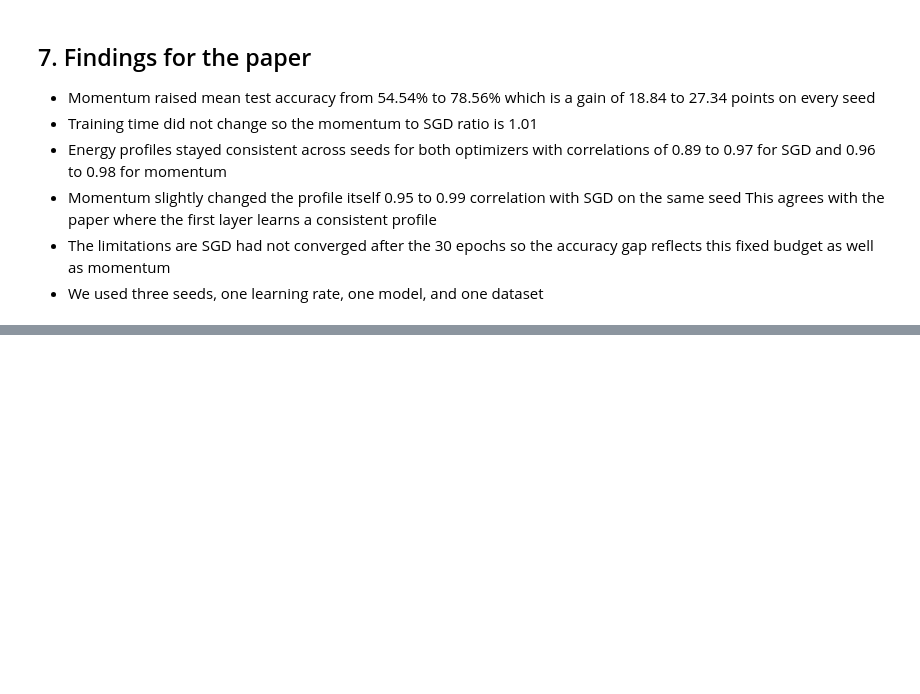
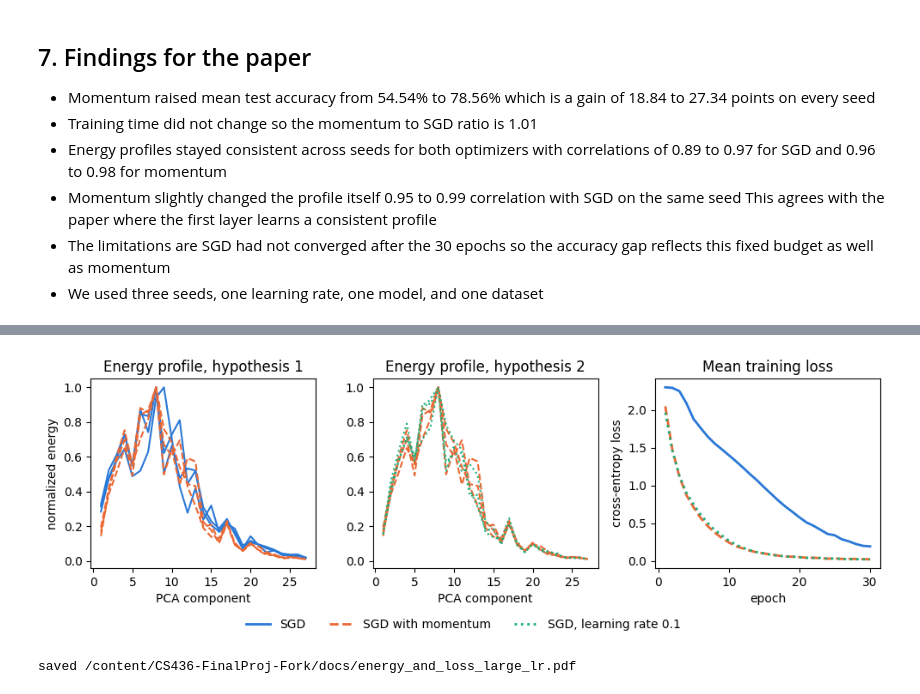
Before and after one commit to Markus112105/CS436-FinalProj-Fork, a Jupyter notebook: CNNs-First-Layer/optimizer_experiment.ipynb, the cells around one changed output, grey strips where cells are left out. Drawn from its saved outputs; the diff is of its cells as text; code cells hidden in the pictures; blank space fills up the shorter version.

Commit message:
second hypothesis runs and results

```diff
--- a/CNNs-First-Layer/optimizer_experiment.ipynb
+++ b/CNNs-First-Layer/optimizer_experiment.ipynb
@@ -51,6 +51,9 @@ momentums = [0.0, 0.9]
 num_epochs = 30
 batch_size = 256
 learning_rate = 0.01
+
+# the second hypothesis gives plain SGD a learning rate 10 times larger in section 8
+large_learning_rate = 0.1
 
 # leave other optimizer options disabled to isolate the momentum change
 weight_decay = 0.0
@@ -364,0 +504,55 @@ saved /content/CS436-FinalProj-Fork/docs/energy_and_loss.pdf
+# %%
+# a third color and a dotted line keep the new runs apart from the first two in a grayscale print
+large_lr_color = '#1baf7a'
+large_lr_figure_file = PROJECT_DIR / 'docs' / 'energy_and_loss_large_lr.pdf'
+
+figure, (first_axis, second_axis, loss_axis) = plt.subplots(1, 3, figsize=(10, 3.4))
+
+for momentum in momentums:
+    # the left panel repeats the hypothesis 1 comparison from section 6
+    for seed in seeds:
+        first_axis.plot(components_axis, profiles[(seed, momentum)], color=colors[momentum],
+                        linestyle=line_styles[momentum], linewidth=1.5)
+
+    # the right panel shows the mean training loss of every setting
+    losses = np.array([
+        [epoch['train_loss'] for epoch in results[(seed, momentum)]['history']]
+        for seed in seeds
+    ])
+    loss_axis.plot(epochs_axis, losses.mean(axis=0), color=colors[momentum],
+                   linestyle=line_styles[momentum], linewidth=2, label=labels[momentum])
+
+# the middle panel puts the new profiles next to the momentum profiles of the same seeds
+for seed in seeds:
+    second_axis.plot(components_axis, profiles[(seed, momentums[1])], color=colors[momentums[1]],
+                     linestyle=line_styles[momentums[1]], linewidth=1.5)
+    second_axis.plot(components_axis, large_lr_profiles[seed], color=large_lr_color,
+                     linestyle=':', linewidth=1.5)
+
+large_lr_losses = np.array([
+    [epoch['train_loss'] for epoch in large_lr_results[seed]['history']]
+    for seed in seeds
+])
+loss_axis.plot(epochs_axis, large_lr_losses.mean(axis=0), color=large_lr_color,
+               linestyle=':', linewidth=2, label=large_lr_label)
+
+first_axis.set_title('Energy profile, hypothesis 1')
+second_axis.set_title('Energy profile, hypothesis 2')
+loss_axis.set_title('Mean training loss')
+first_axis.set_xlabel('PCA component')
+second_axis.set_xlabel('PCA component')
+loss_axis.set_xlabel('epoch')
+first_axis.set_ylabel('normalized energy')
+loss_axis.set_ylabel('cross-entropy loss')
+
+# one legend under the panels, since a legend inside a profile panel would cover the peak
+figure.legend(*loss_axis.get_legend_handles_labels(), loc='lower center', ncol=3, frameon=False)
+
+# save the figure for the report before showing it
+figure.tight_layout(rect=(0, 0.07, 1, 1))
+figure.savefig(large_lr_figure_file)
+plt.show()
+print(f'saved {large_lr_figure_file}')
+# %% [output]
+[figure, added]
+saved /content/CS436-FinalProj-Fork/docs/energy_and_loss_large_lr.pdf
```
Also changed, not shown: parts of 5 cells of this notebook, 7 other files.
